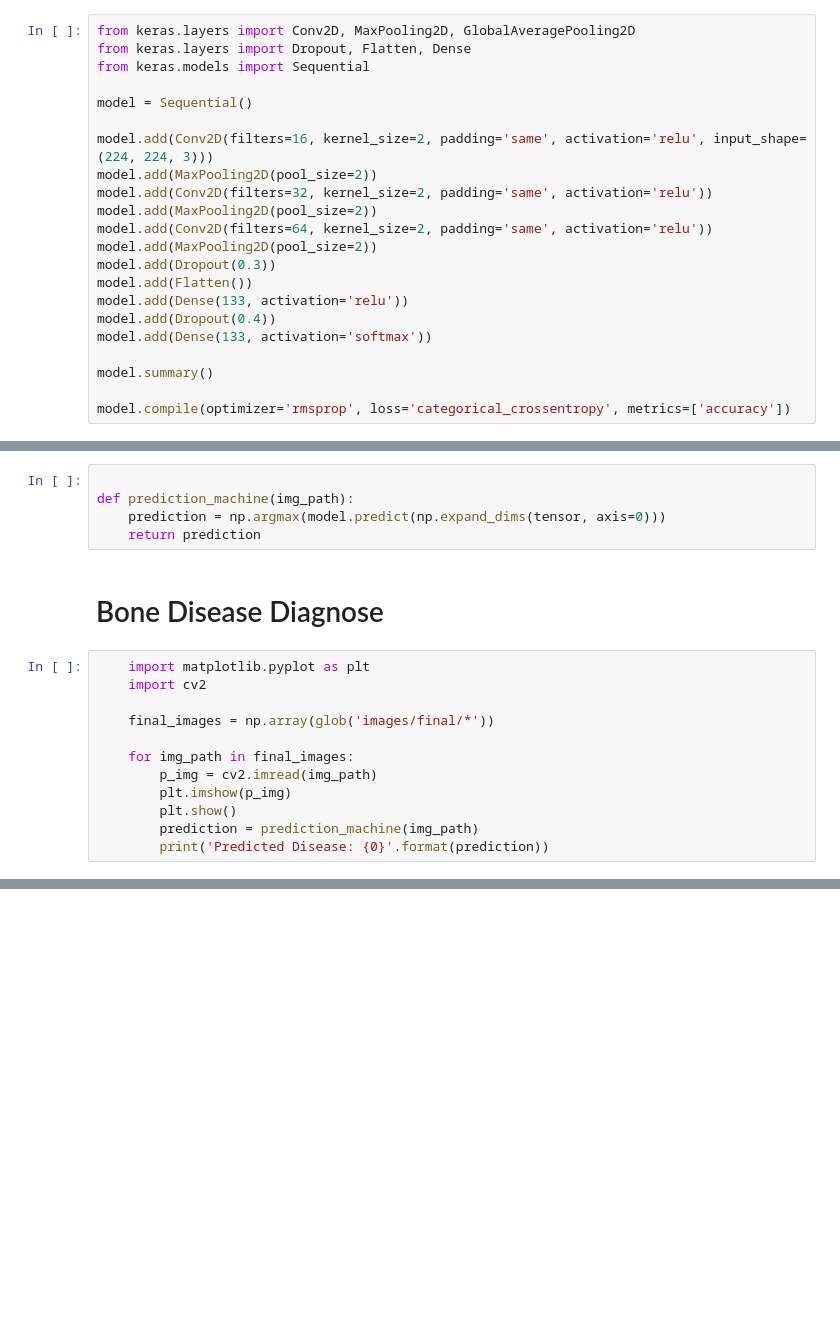
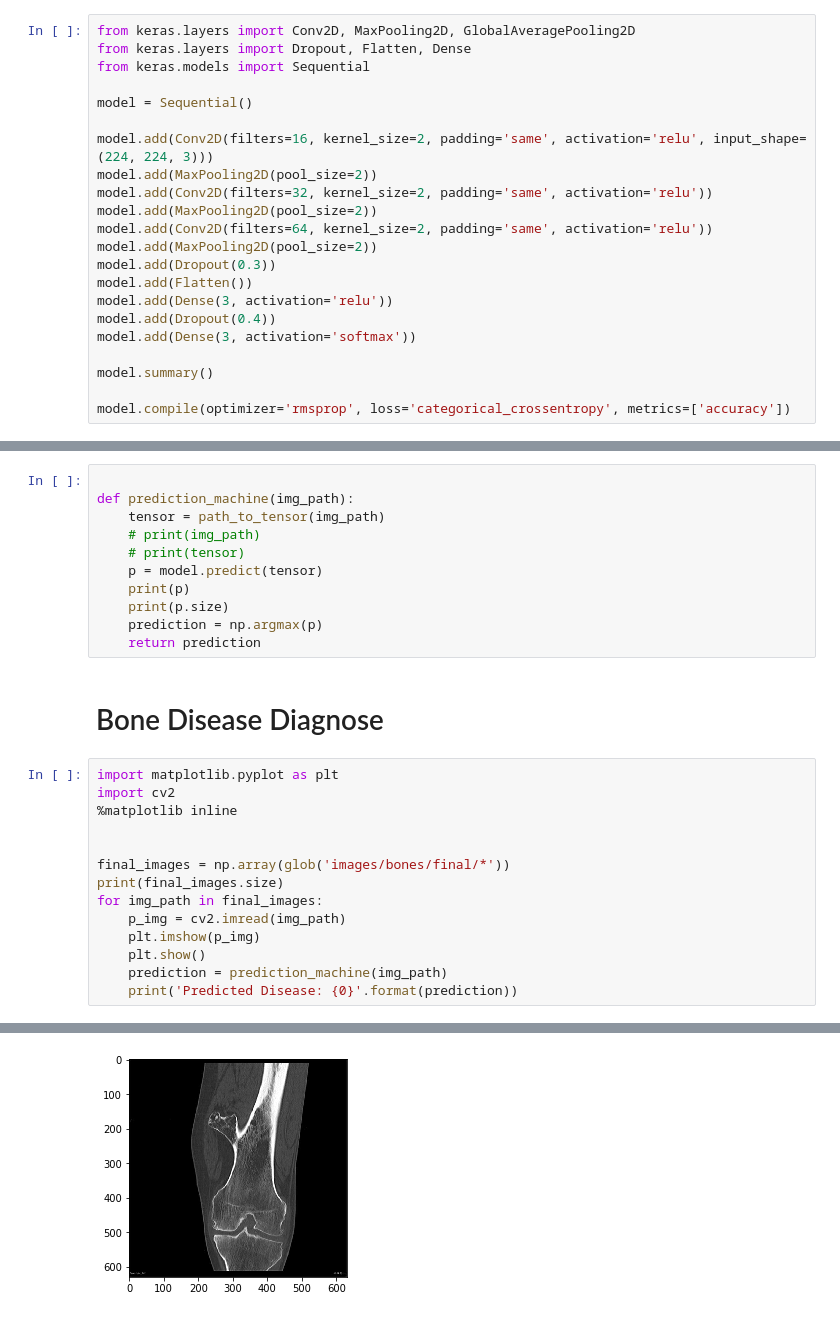
Before and after one commit to andres-root/ai23d, a Jupyter notebook: ai23d.ipynb, the cells around one changed output, grey strips where cells are left out. Drawn from its saved outputs; the diff is of its cells as text; blank space fills up the shorter version.

```diff
--- a/ai23d.ipynb
+++ b/ai23d.ipynb
@@ -58,9 +71,9 @@ model.add(Conv2D(filters=64, kernel_size=2, padding='same', activation='relu'))
 model.add(MaxPooling2D(pool_size=2))
 model.add(Dropout(0.3))
 model.add(Flatten())
-model.add(Dense(133, activation='relu'))
+model.add(Dense(3, activation='relu'))
 model.add(Dropout(0.4))
-model.add(Dense(133, activation='softmax'))
+model.add(Dense(3, activation='softmax'))
 
 model.summary()
 
@@ -128,21 +141,30 @@ Bones test accuracy: 70.8333%
 # %% [markdown]
 # Prediction Machine
-# %%
-
-def prediction_machine(img_path):
-    prediction = np.argmax(model.predict(np.expand_dims(tensor, axis=0)))
-    return prediction
+# %%
+
+def prediction_machine(img_path):
+    tensor = path_to_tensor(img_path)
+    # print(img_path)
+    # print(tensor)
+    p = model.predict(tensor)
+    print(p)
+    print(p.size)
+    prediction = np.argmax(p)
+    return prediction
 # %% [markdown]
 # Bone Disease Diagnose
 # %%
-    import matplotlib.pyplot as plt
-    import cv2
+import matplotlib.pyplot as plt
+import cv2
+%matplotlib inline
 
-    final_images = np.array(glob('images/final/*'))
 
-    for img_path in final_images:
-        p_img = cv2.imread(img_path)
-        plt.imshow(p_img)
-        plt.show()
-        prediction = prediction_machine(img_path)
-        print('Predicted Disease: {0}'.format(prediction))
+final_images = np.array(glob('images/bones/final/*'))
+print(final_images.size)
+for img_path in final_images:
+    p_img = cv2.imread(img_path)
+    plt.imshow(p_img)
+    plt.show()
+    prediction = prediction_machine(img_path)
+    print('Predicted Disease: {0}'.format(prediction))
+# %% [output]
@@ -148,0 +172 @@ def prediction_machine(img_path):
+[figure, added]
```
Also changed, not shown: parts of 5 cells of this notebook, 1 other file.
